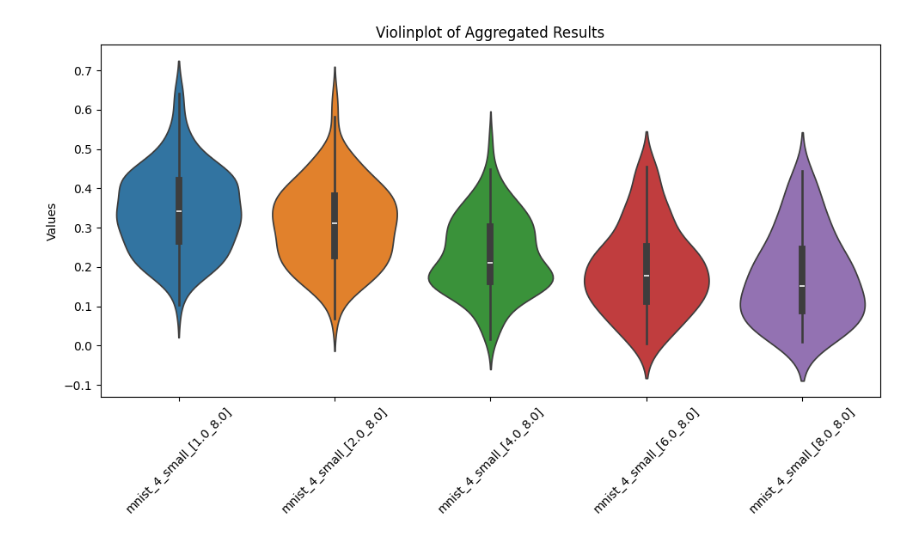
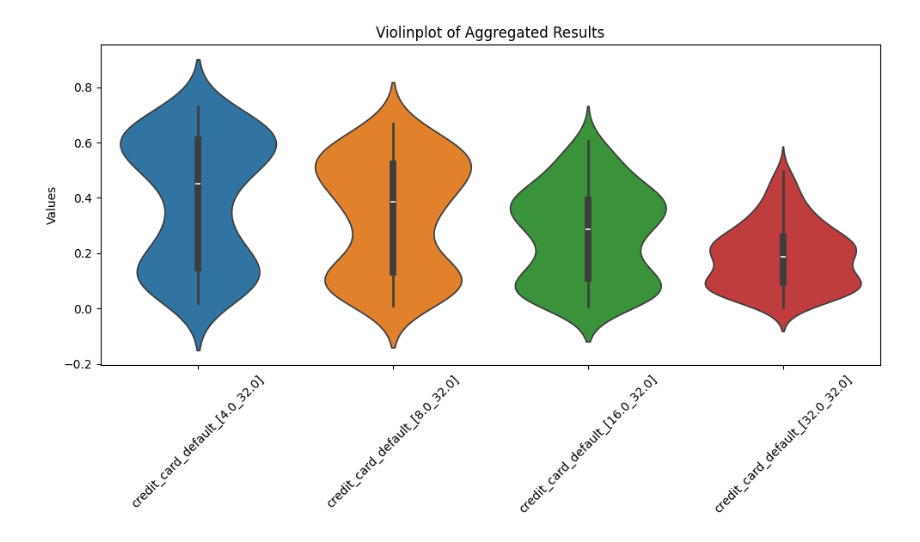
Before and after one commit to Johannes-Kaiser/Collusion-Vuln-in-DP, a Jupyter notebook: scripts_experiments/mia/eval_budget_adv.ipynb, the cells around one changed output. Cells and saved outputs as stored; diff of their text form; code cells hidden in the pictures.

```diff
--- a/scripts_experiments/mia/eval_budget_adv.ipynb
+++ b/scripts_experiments/mia/eval_budget_adv.ipynb
@@ -1,3 +1,7 @@
+# %%
+dataset = "credit_card_default"
+budg_list_1 = ["4.0", "8.0", "16.0", "32.0"]
+budg_2 =  "32.0"
 # %%
 import os
 import numpy as np
@@ -30,7 +34,7 @@ def collect_attackee_results(folder_path):
             continue
     return results_dict
 # %%
-base_path = "/vol/miltank/users/kaiserj/Clipping_vs_Sampling/budget_adv_final_by_dataset/mnist_4_small"
+base_path = f"/vol/miltank/users/kaiserj/Clipping_vs_Sampling/budget_adv_final_by_dataset/{dataset}"
 results = collect_attackee_results(base_path)
 print("")
 # %%
@@ -44,25 +48,26 @@ for idx in results:
 # %%
 print("")
 print("")
 import matplotlib.pyplot as plt
 import seaborn as sns
 
-order = [
-    'mnist_4_small_[1.0_8.0]',
-    'mnist_4_small_[2.0_8.0]',
-    'mnist_4_small_[4.0_8.0]',
-    'mnist_4_small_[6.0_8.0]',
-    'mnist_4_small_[8.0_8.0]'
-]
+order = [f"{dataset}_[{budg_1}_{budg_2}]" for budg_1 in budg_list_1]
+
+# order = [
+#     'breastmnist_[4.0_16.0]',
+#     'breastmnist_[8.0_16.0]',
+#     'breastmnist_[16.0_16.0]',
+#     'breastmnist_[32.0_16.0]',
+# ]
 
 plt.figure(figsize=(10, 6))
 sns.violinplot(data=[aggregated[k] for k in order])
 plt.xticks(ticks=range(len(order)), labels=order, rotation=45)
 plt.ylabel("Values")
 plt.title("Violinplot of Aggregated Results")
 plt.tight_layout()
 plt.show()
 # %% [output]
-[figure, old version]
+[figure, new version]
 # %%
 import numpy as np
```
Also changed, not shown: parts of 4 cells of this notebook, 18 other files.
